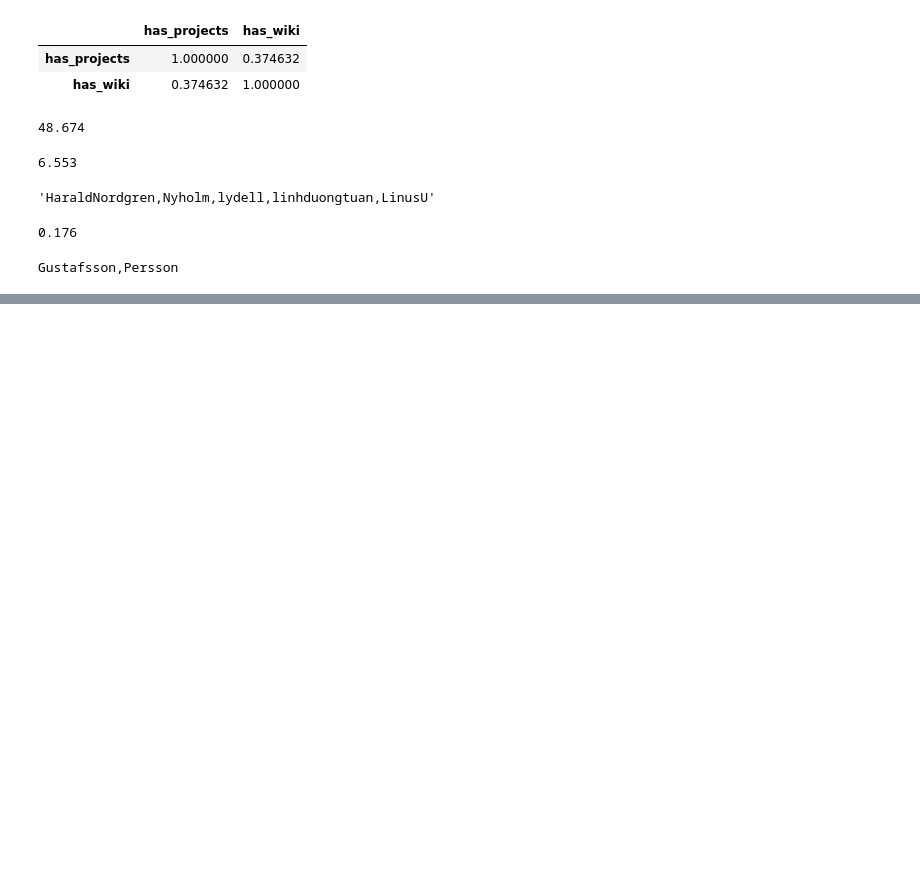
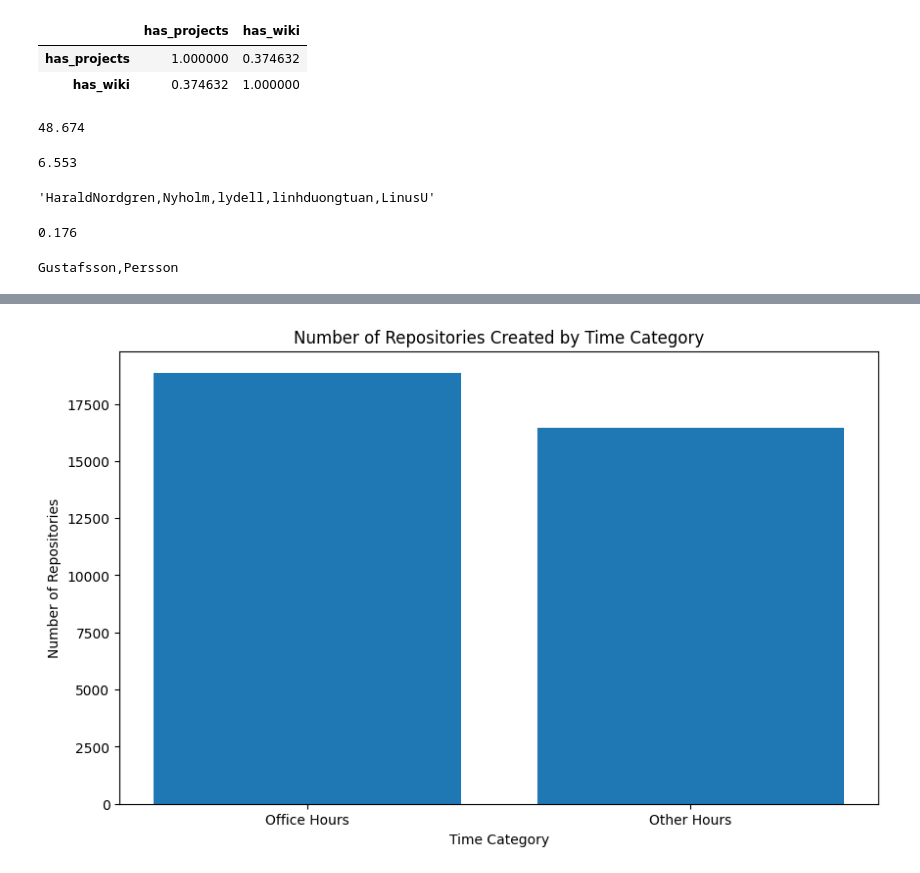
Before and after one commit to gyanesh-iitmiimb/TDSProject1, a Jupyter notebook: TDS_assignment.ipynb, the cells around one changed output, grey strips where cells are left out. Cells and saved outputs as stored; diff of their text form; code cells hidden in the pictures; blank space fills up the shorter version.

```diff
--- a/TDS_assignment.ipynb
+++ b/TDS_assignment.ipynb
@@ -328,0 +410,22 @@ Gustafsson,Persson
+# %%
+repositories['repo_date'] = pd.to_datetime(repositories['created_at'])
+repositories['hour'] = repositories['repo_date'].dt.hour
+
+bins = [-1, 8, 17, 24]  # -1 to include 0
+labels = ['Other Hours', 'Office Hours', 'Other Hours']
+
+# Use pd.cut to categorize hours, setting ordered=False to allow duplicate labels
+repositories['time_category'] = pd.cut(repositories['hour'], bins=bins, labels=labels, include_lowest=True, ordered=False)
+
+# Group by time category and count repositories
+time_category_counts = repositories.groupby('time_category')['full_name'].count()
+
+# Create a bar chart
+plt.figure(figsize=(10, 6))
+plt.bar(time_category_counts.index, time_category_counts.values)
+plt.xlabel('Time Category')
+plt.ylabel('Number of Repositories')
+plt.title('Number of Repositories Created by Time Category')
+plt.show()
+# %% [output]
+[figure, added]
```
Also changed, not shown: parts of 14 cells of this notebook.
